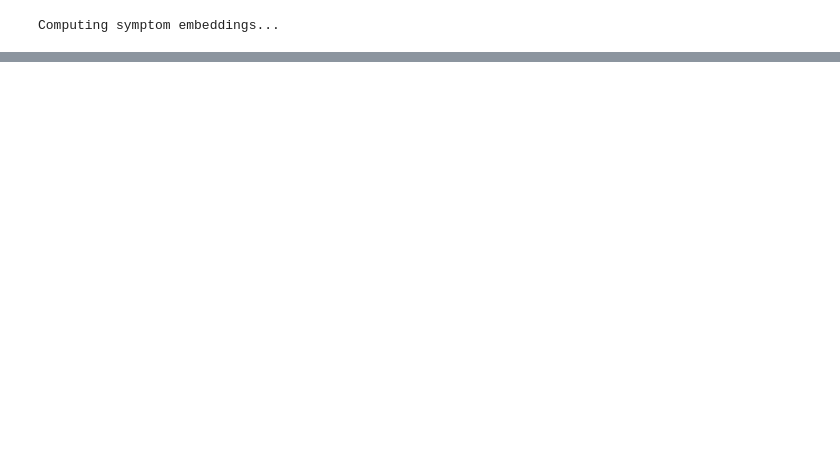
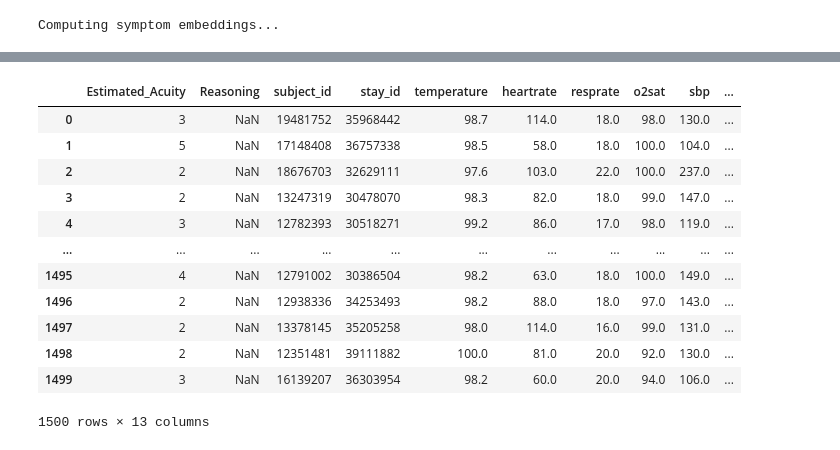
Before and after one commit to jiosephlee/llm-medical-bias, a Jupyter notebook: playgroound_3.ipynb, the cells around one changed output, grey strips where cells are left out. Drawn from its saved outputs; the diff is of its cells as text; code cells hidden in the pictures; blank space fills up the shorter version.

```diff
--- a/playgroound_3.ipynb
+++ b/playgroound_3.ipynb
@@ -288,0 +436,18 @@ Rank 5: Altered mental status (Similarity: nan)
+# %%
+filename ='Triage-Private-Stratified_ZeroShot_openai-gpt-4o-chat_json_detailed1000_2500_20241127_160229.csv'
+df3 = pd.read_csv(f'./results/Triage-Private-Stratified/{filename}')
+df3
+# %% [output]
+|  | Estimated_Acuity | Reasoning | subject_id | stay_id | temperature | heartrate | resprate | o2sat | sbp | ... |
+| 0 | 3 | NaN | 19481752 | 35968442 | 98.7 | 114.0 | 18.0 | 98.0 | 130.0 | ... |
+| 1 | 5 | NaN | 17148408 | 36757338 | 98.5 | 58.0 | 18.0 | 100.0 | 104.0 | ... |
+| 2 | 2 | NaN | 18676703 | 32629111 | 97.6 | 103.0 | 22.0 | 100.0 | 237.0 | ... |
+| 3 | 2 | NaN | 13247319 | 30478070 | 98.3 | 82.0 | 18.0 | 99.0 | 147.0 | ... |
+| 4 | 3 | NaN | 12782393 | 30518271 | 99.2 | 86.0 | 17.0 | 98.0 | 119.0 | ... |
+| ... | ... | ... | ... | ... | ... | ... | ... | ... | ... | ... |
+| 1495 | 4 | NaN | 12791002 | 30386504 | 98.2 | 63.0 | 18.0 | 100.0 | 149.0 | ... |
+| 1496 | 2 | NaN | 12938336 | 34253493 | 98.2 | 88.0 | 18.0 | 97.0 | 143.0 | ... |
+| 1497 | 2 | NaN | 13378145 | 35205258 | 98.0 | 114.0 | 16.0 | 99.0 | 131.0 | ... |
+| 1498 | 2 | NaN | 12351481 | 39111882 | 100.0 | 81.0 | 20.0 | 92.0 | 130.0 | ... |
+| 1499 | 3 | NaN | 16139207 | 36303954 | 98.2 | 60.0 | 20.0 | 94.0 | 106.0 | ... |
+1500 rows × 13 columns
```
Also changed, not shown: parts of 28 cells of this notebook, 8 other files.
